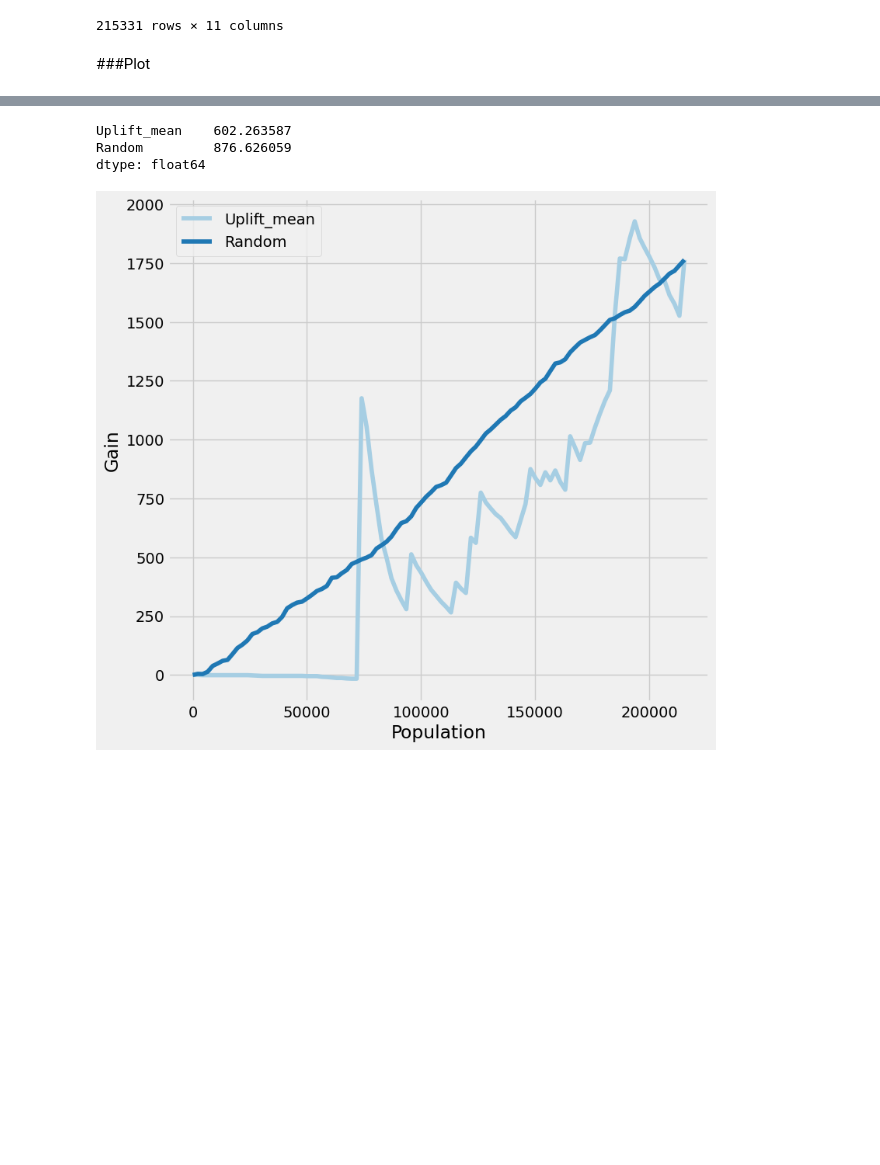
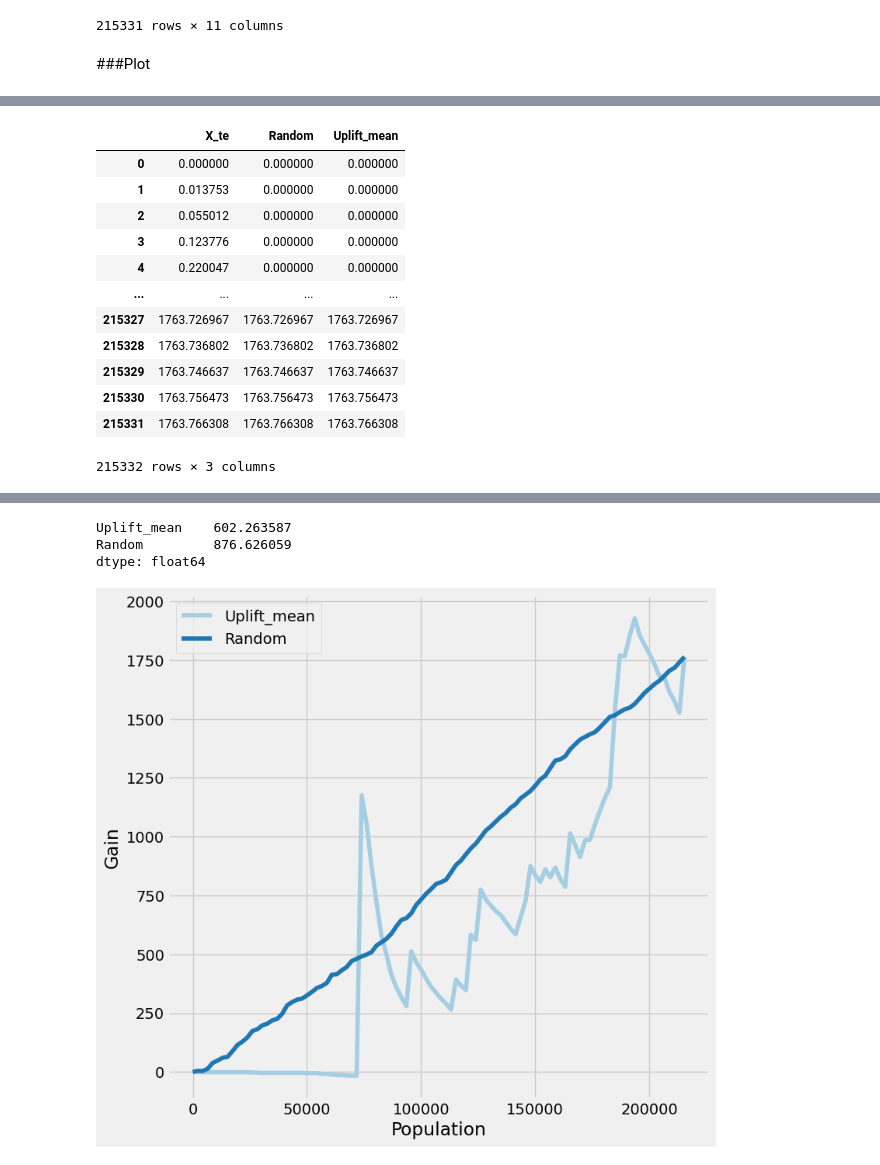
Before and after one commit to sssylvia0/Uplift_Model, a Jupyter notebook: Model.ipynb, the cells around one changed output, grey strips where cells are left out. Saved outputs shown, nothing was run; the diff lists cells and outputs as text; code cells hidden in the pictures; blank space fills up the shorter version.

```diff
--- a/Model.ipynb
+++ b/Model.ipynb
@@ -1042,0 +1067,16 @@ cumgain
+# %%
+df
+# %% [output]
+|  | X_te | Random | Uplift_mean |
+| 0 | 0.000000 | 0.000000 | 0.000000 |
+| 1 | 0.013753 | 0.000000 | 0.000000 |
+| 2 | 0.055012 | 0.000000 | 0.000000 |
+| 3 | 0.123776 | 0.000000 | 0.000000 |
+| 4 | 0.220047 | 0.000000 | 0.000000 |
+| ... | ... | ... | ... |
+| 215327 | 1763.726967 | 1763.726967 | 1763.726967 |
+| 215328 | 1763.736802 | 1763.736802 | 1763.736802 |
+| 215329 | 1763.746637 | 1763.746637 | 1763.746637 |
+| 215330 | 1763.756473 | 1763.756473 | 1763.756473 |
+| 215331 | 1763.766308 | 1763.766308 | 1763.766308 |
+215332 rows × 3 columns
```
Also changed, not shown: parts of 10 cells of this notebook.
